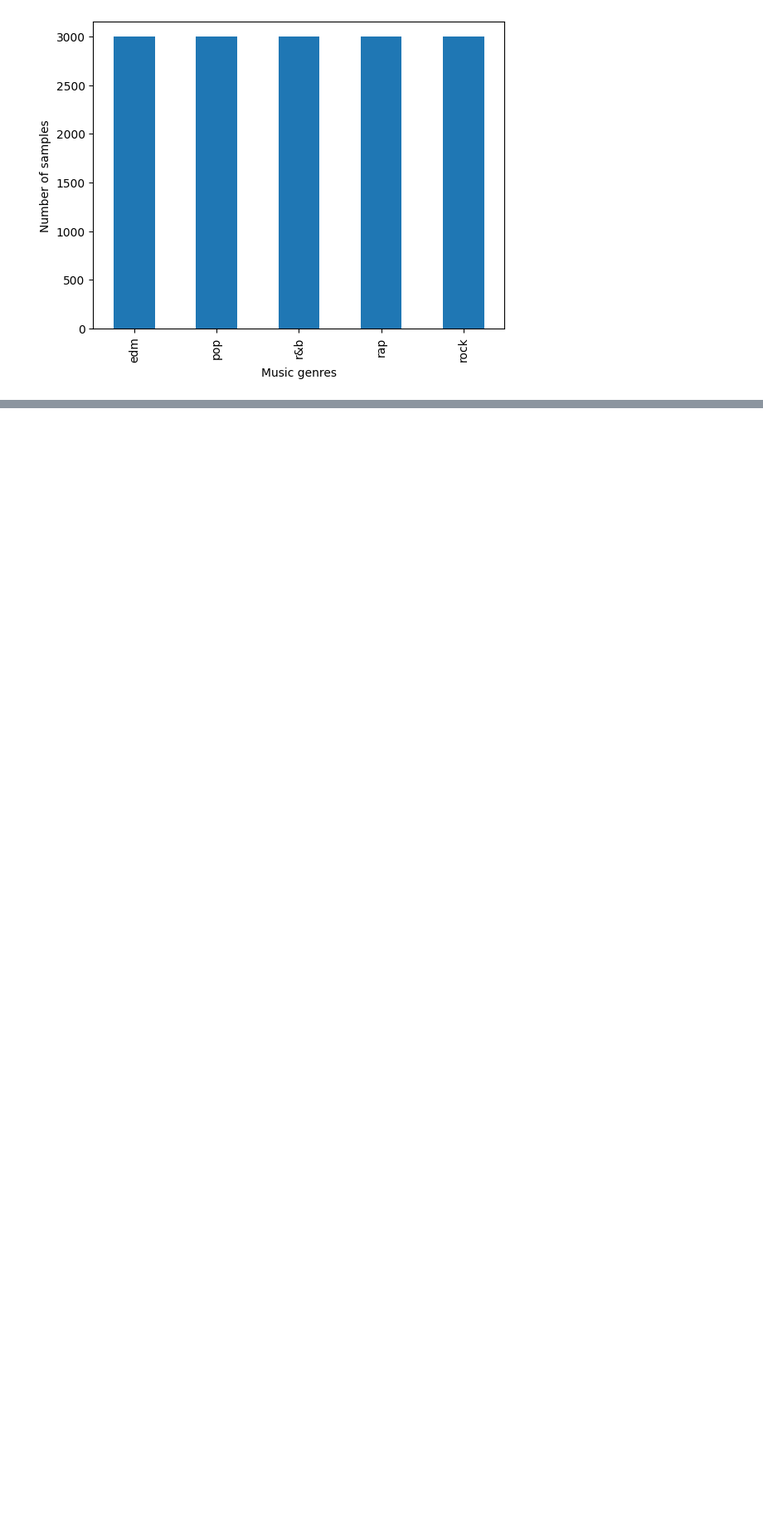
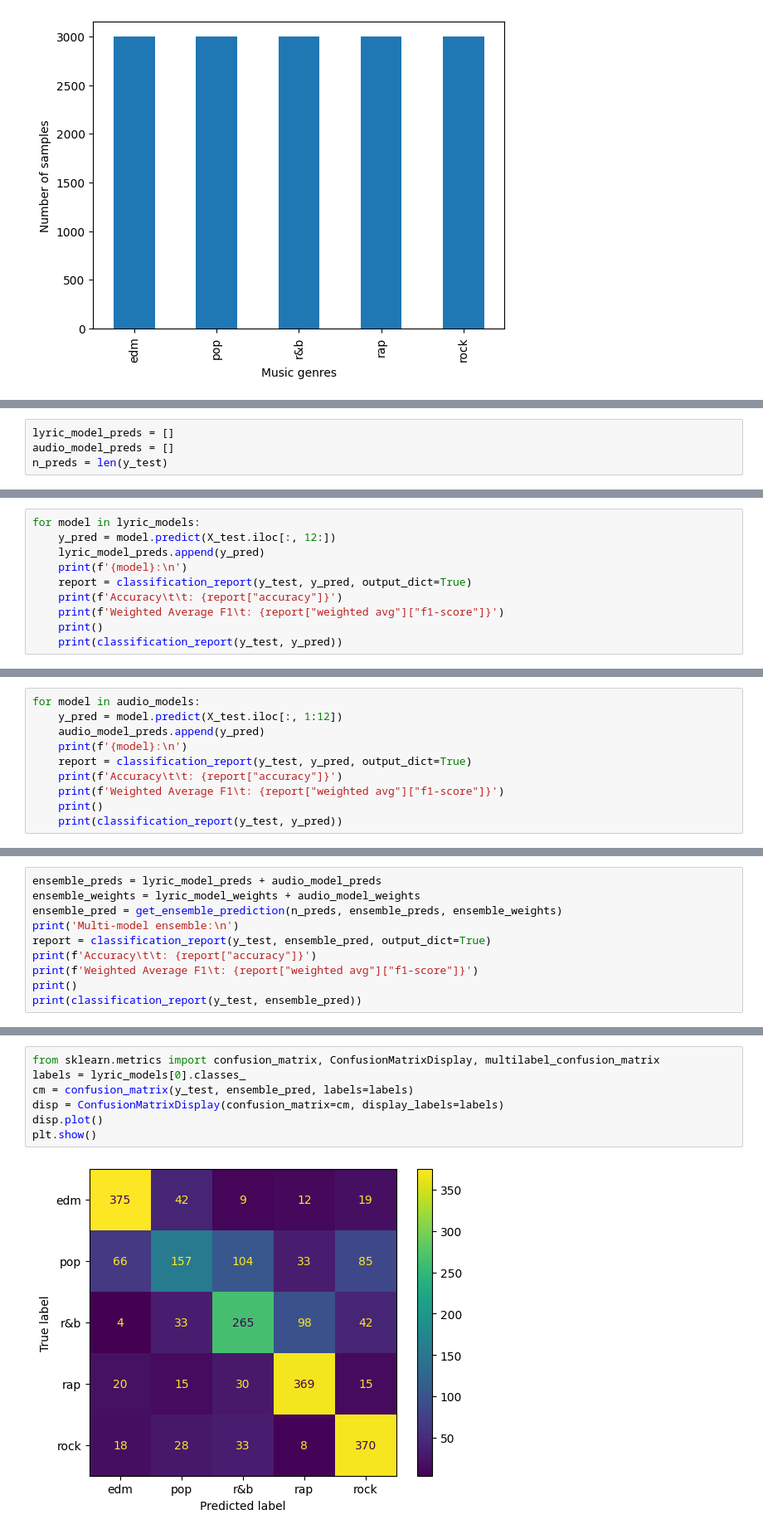
Before and after one commit to sin-of-sloth/muse, a Jupyter notebook: Muse.ipynb, the cells around one changed output, grey strips where cells are left out. Shown: that part at 83% size. Saved outputs shown, nothing was run; the diff lists cells and outputs as text; blank space fills up the shorter version.

```diff
--- a/Muse.ipynb
+++ b/Muse.ipynb
@@ -237,0 +445,4 @@ plt.show()
+# %%
+lyric_model_preds = []
+audio_model_preds = []
+n_preds = len(y_test)
@@ -237,0 +451,10 @@ plt.show()
+# %%
+for model in lyric_models:
+    y_pred = model.predict(X_test.iloc[:, 12:])
+    lyric_model_preds.append(y_pred)
+    print(f'{model}:\n')
+    report = classification_report(y_test, y_pred, output_dict=True)
+    print(f'Accuracy\t\t: {report["accuracy"]}')
+    print(f'Weighted Average F1\t: {report["weighted avg"]["f1-score"]}')
+    print()
+    print(classification_report(y_test, y_pred))
@@ -237,0 +481,10 @@ plt.show()
+# %%
+for model in audio_models:
+    y_pred = model.predict(X_test.iloc[:, 1:12])
+    audio_model_preds.append(y_pred)
+    print(f'{model}:\n')
+    report = classification_report(y_test, y_pred, output_dict=True)
+    print(f'Accuracy\t\t: {report["accuracy"]}')
+    print(f'Weighted Average F1\t: {report["weighted avg"]["f1-score"]}')
+    print()
+    print(classification_report(y_test, y_pred))
@@ -237,0 +565,10 @@ plt.show()
+# %%
+ensemble_preds = lyric_model_preds + audio_model_preds
+ensemble_weights = lyric_model_weights + audio_model_weights
+ensemble_pred = get_ensemble_prediction(n_preds, ensemble_preds, ensemble_weights)
+print('Multi-model ensemble:\n')
+report = classification_report(y_test, ensemble_pred, output_dict=True)
+print(f'Accuracy\t\t: {report["accuracy"]}')
+print(f'Weighted Average F1\t: {report["weighted avg"]["f1-score"]}')
+print()
+print(classification_report(y_test, ensemble_pred))
@@ -237,0 +594,9 @@ plt.show()
+# %%
+from sklearn.metrics import confusion_matrix, ConfusionMatrixDisplay, multilabel_confusion_matrix
+labels = lyric_models[0].classes_
+cm = confusion_matrix(y_test, ensemble_pred, labels=labels)
+disp = ConfusionMatrixDisplay(confusion_matrix=cm, display_labels=labels)
+disp.plot()
+plt.show()
+# %% [output]
+[figure, added]
```
Also changed, not shown: parts of 55 cells of this notebook.
